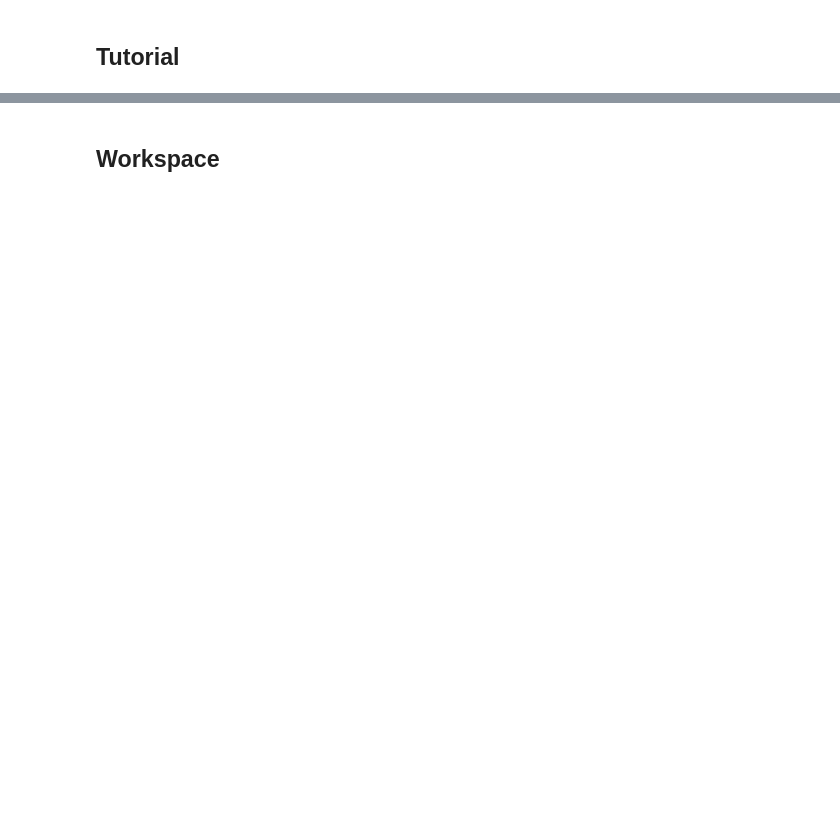
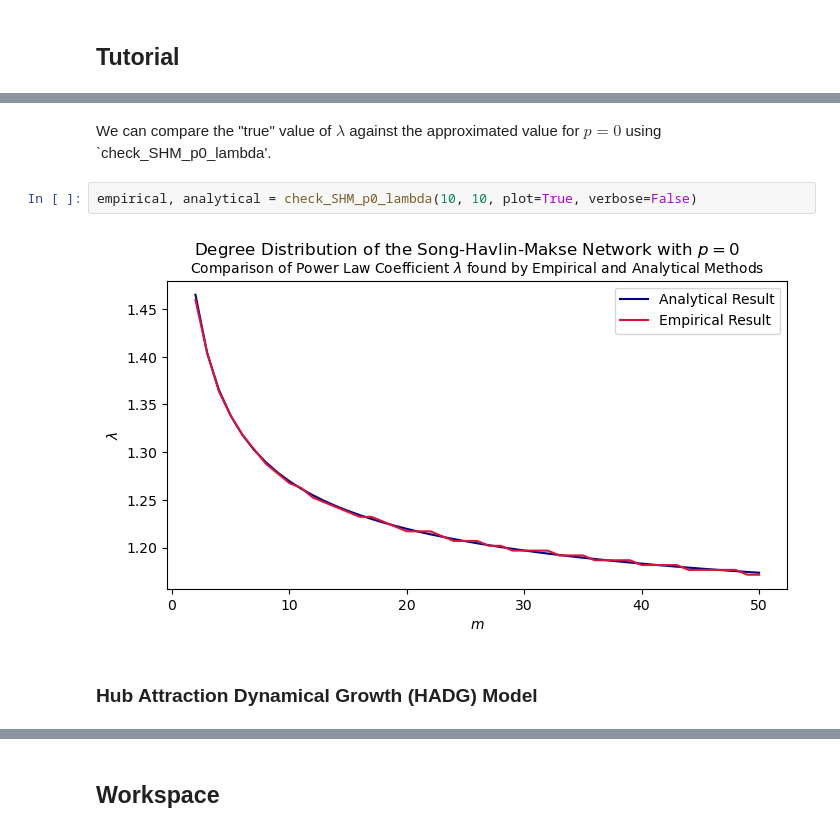
Before and after one commit to katherinehamilton/fractalnetworks, a Jupyter notebook: model-generator.ipynb, the cells around one changed output, grey strips where cells are left out. Cells and saved outputs as stored; diff of their text form; blank space fills up the shorter version.

Commit message:
Added characteristic verification functions and HADG network model.

```diff
--- a/model-generator.ipynb
+++ b/model-generator.ipynb
@@ -9,0 +180,8 @@ import numpy as np
+# %% [markdown]
+We can compare the "true" value of $\lambda$ against the approximated value for $p=0$ using `check_SHM_p0_lambda'.
+# %%
+empirical, analytical = check_SHM_p0_lambda(10, 10, plot=True, verbose=False)
+# %% [output]
+[figure, added]
+# %% [markdown]
+<h3> Hub Attraction Dynamical Growth (HADG) Model
```
Also changed, not shown: parts of 111 cells of this notebook.
